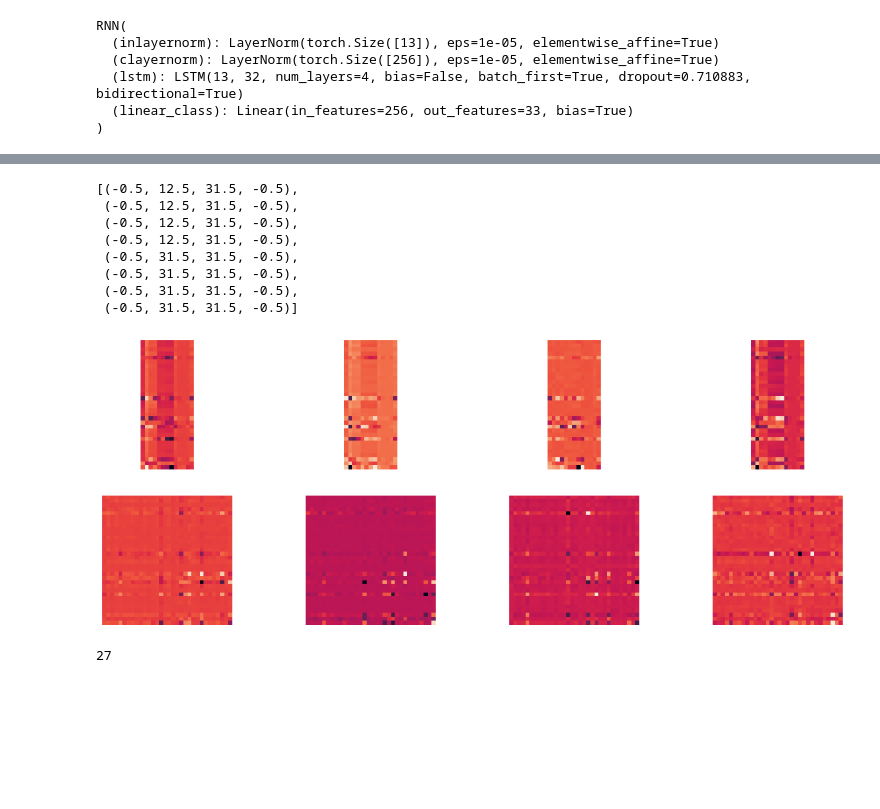
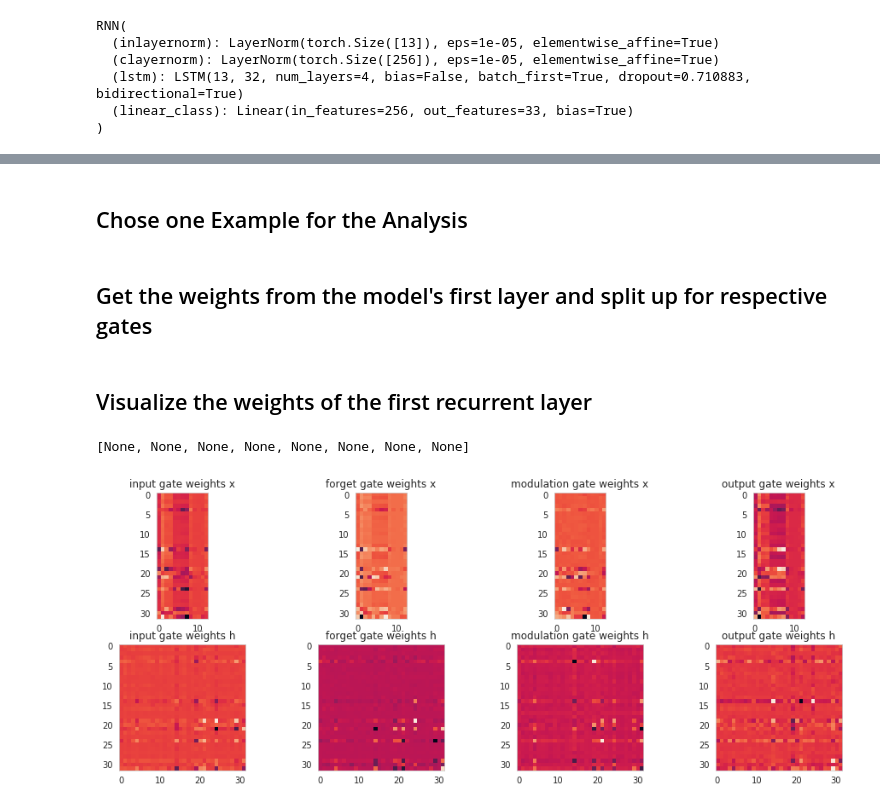
Before and after one commit to MarcCoru/phiweek19, a Jupyter notebook: Recurrence.ipynb, the cells around one changed output, grey strips where cells are left out. Cells and saved outputs as stored; diff of their text form; code cells hidden in the pictures; blank space fills up the shorter version.

```diff
--- a/Recurrence.ipynb
+++ b/Recurrence.ipynb
@@ -47,0 +57,2 @@ LSTM(13, 32, num_layers=4, bias=False, batch_first=True, dropout=0.710883, bidir
+# %% [markdown]
+## Chose one Example for the Analysis
@@ -48,3 +67,5 @@ LSTM(13, 32, num_layers=4, bias=False, batch_first=True, dropout=0.710883, bidir
+# %% [markdown]
+## Get the weights from the model's first layer and split up for respective gates
 # %%
 # get weight tensors of the first layer forward pass (l0)
 weight_hh = model.lstm.weight_hh_l0
@@ -57,29 +78,28 @@ w_i = torch.cat([w_ii,w_hi],dim=1)
 w_f = torch.cat([w_if,w_hf],dim=1)
 w_g = torch.cat([w_ig,w_hg],dim=1)
 w_o = torch.cat([w_io,w_ho],dim=1)
+# %% [markdown]
+## Visualize the weights of the first recurrent layer
 # %%
 fix, axs = plt.subplots(2,4, figsize=(16,6))
 axs[0,0].imshow(w_ii.detach().numpy())
+axs[0,0].set_title("input gate weights x")
 axs[0,1].imshow(w_if.detach().numpy())
+axs[0,1].set_title("forget gate weights x")
 axs[0,2].imshow(w_ig.detach().numpy())
+axs[0,2].set_title("modulation gate weights x")
 axs[0,3].imshow(w_io.detach().numpy())
+axs[0,3].set_title("output gate weights x")
 axs[1,0].imshow(w_hi.detach().numpy())
+axs[1,0].set_title("input gate weights h")
 axs[1,1].imshow(w_hf.detach().numpy())
+axs[1,1].set_title("forget gate weights h")
 axs[1,2].imshow(w_hg.detach().numpy())
+axs[1,2].set_title("modulation gate weights h")
 axs[1,3].imshow(w_ho.detach().numpy())
+axs[1,3].set_title("output gate weights h")
 
-[ax.axis('off') for ax in axs.reshape(-1)]
+[ax.grid(False) for ax in axs.reshape(-1)]
 # %% [output]
-[(-0.5, 12.5, 31.5, -0.5),
- (-0.5, 12.5, 31.5, -0.5),
- (-0.5, 12.5, 31.5, -0.5),
- (-0.5, 12.5, 31.5, -0.5),
- (-0.5, 31.5, 31.5, -0.5),
- (-0.5, 31.5, 31.5, -0.5),
- (-0.5, 31.5, 31.5, -0.5),
- (-0.5, 31.5, 31.5, -0.5)]
+[None, None, None, None, None, None, None, None]
-[figure, old version]
+[figure, new version]
-# %%
-(Y[:,0]==8).argmax()
-# %% [output]
-27
```
Also changed, not shown: parts of 24 cells of this notebook, 4 other files.
